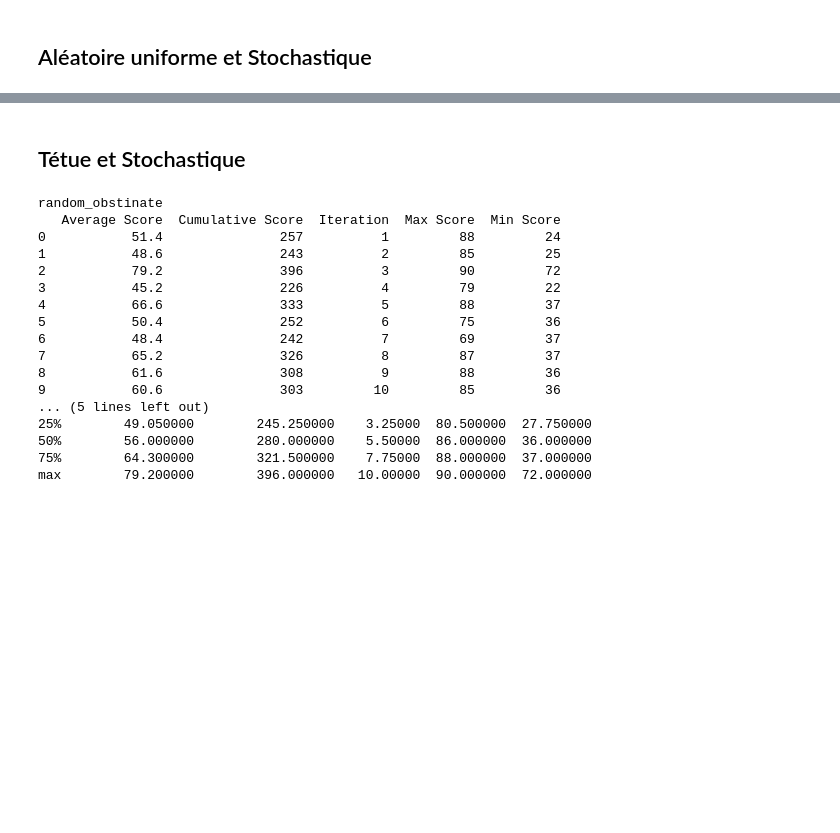
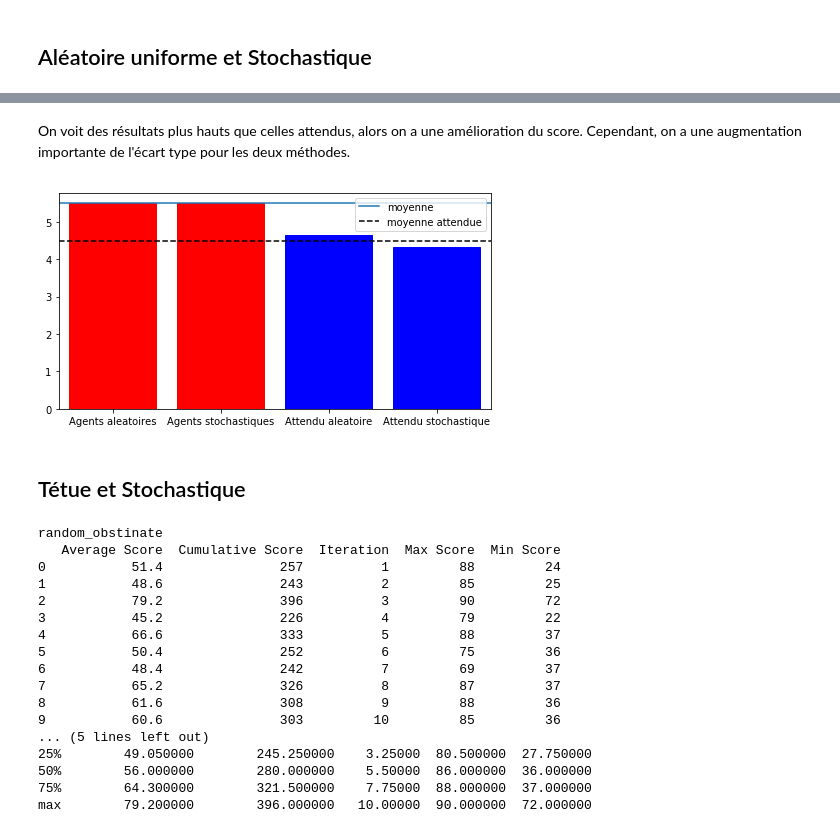
Before and after one commit to SU-3IN025-fev2020/projet-kolkata-quaranteam, a Jupyter notebook: Resultats.ipynb, the cells around one changed output, grey strips where cells are left out. Drawn from its saved outputs; the diff is of its cells as text; code cells hidden in the pictures; blank space fills up the shorter version.

```diff
--- a/Resultats.ipynb
+++ b/Resultats.ipynb
@@ -427,3 +523,23 @@ display_data(dfs[2])
+# %% [markdown]
+On voit des résultats plus hauts que celles attendus, alors on a une amélioration du score. Cependant, on a une augmentation importante de l'écart type pour les deux méthodes.
+# %%
+strat = ['Agents aleatoires','Agents stochastiques','Attendu aleatoire','Attendu stochastique']
+score_attendu = [5.5, 5.5,4.65, 4.32]
+moyenne = (score_attendu[0]+score_attendu[1])/2
+attendu_moyenne = (score_attendu[2] + score_attendu[3])/2
+colors = ['r','r','b','b']
+fig = plt.figure(figsize=(6,3))
+ax = fig.add_axes([0,0,1,1])
+ax.set_xlim(-0.5,3.5)
+ax.plot([-0.5,3.5],[moyenne,moyenne], label='moyenne')
+ax.plot([-0.5,3.5],[attendu_moyenne,attendu_moyenne],"k--", label='moyenne attendue')
+ax.bar(strat,score_attendu)
+ax.legend()
+for x,c in zip(ax.get_children(), colors):
+    x.set_color(c)
+plt.show()
+# %% [output]
+[figure, added]
 # %% [markdown]
 ## Tétue et Stochastique
 # %%
```
Also changed, not shown: parts of 23 cells of this notebook.
